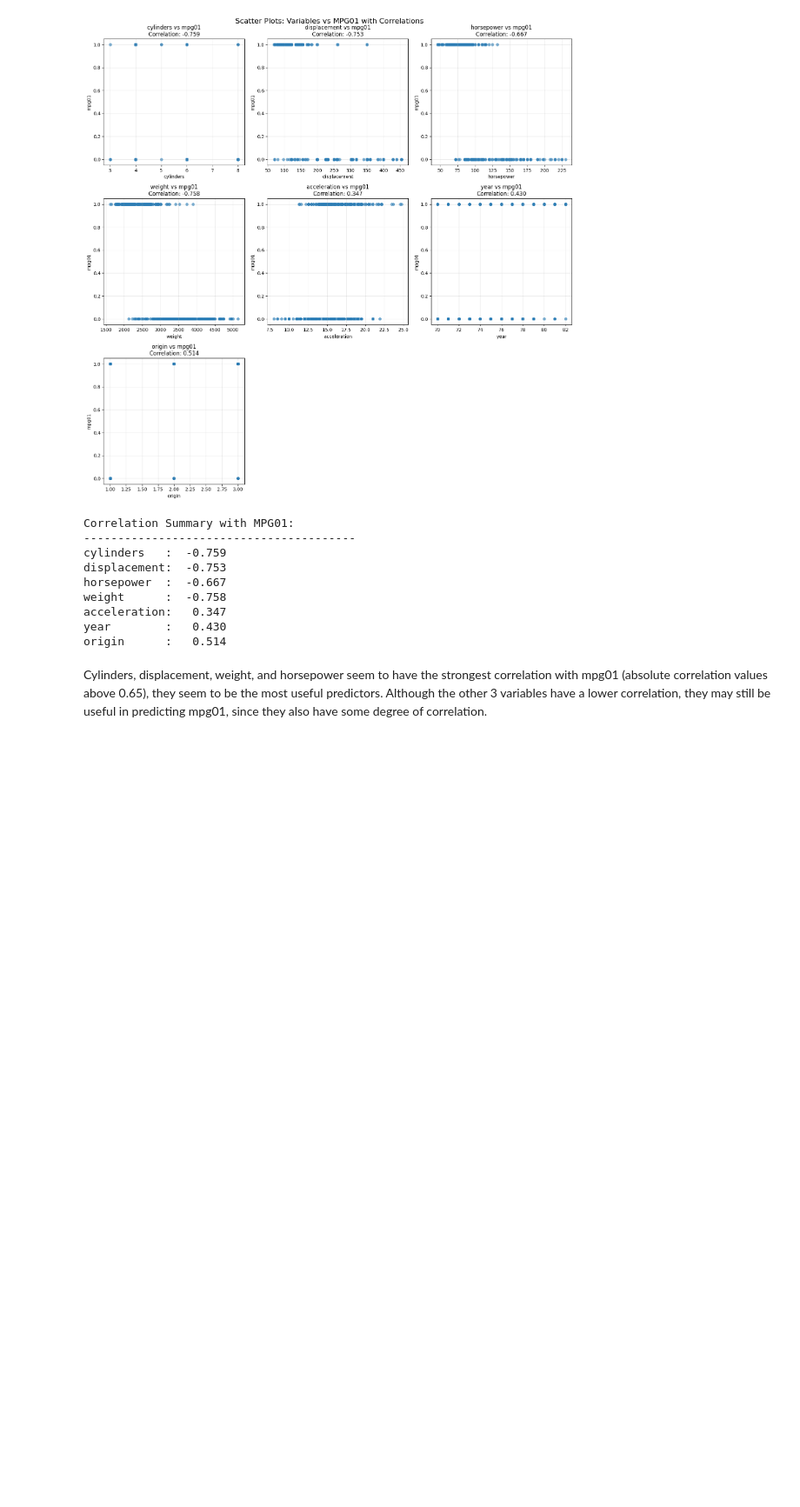
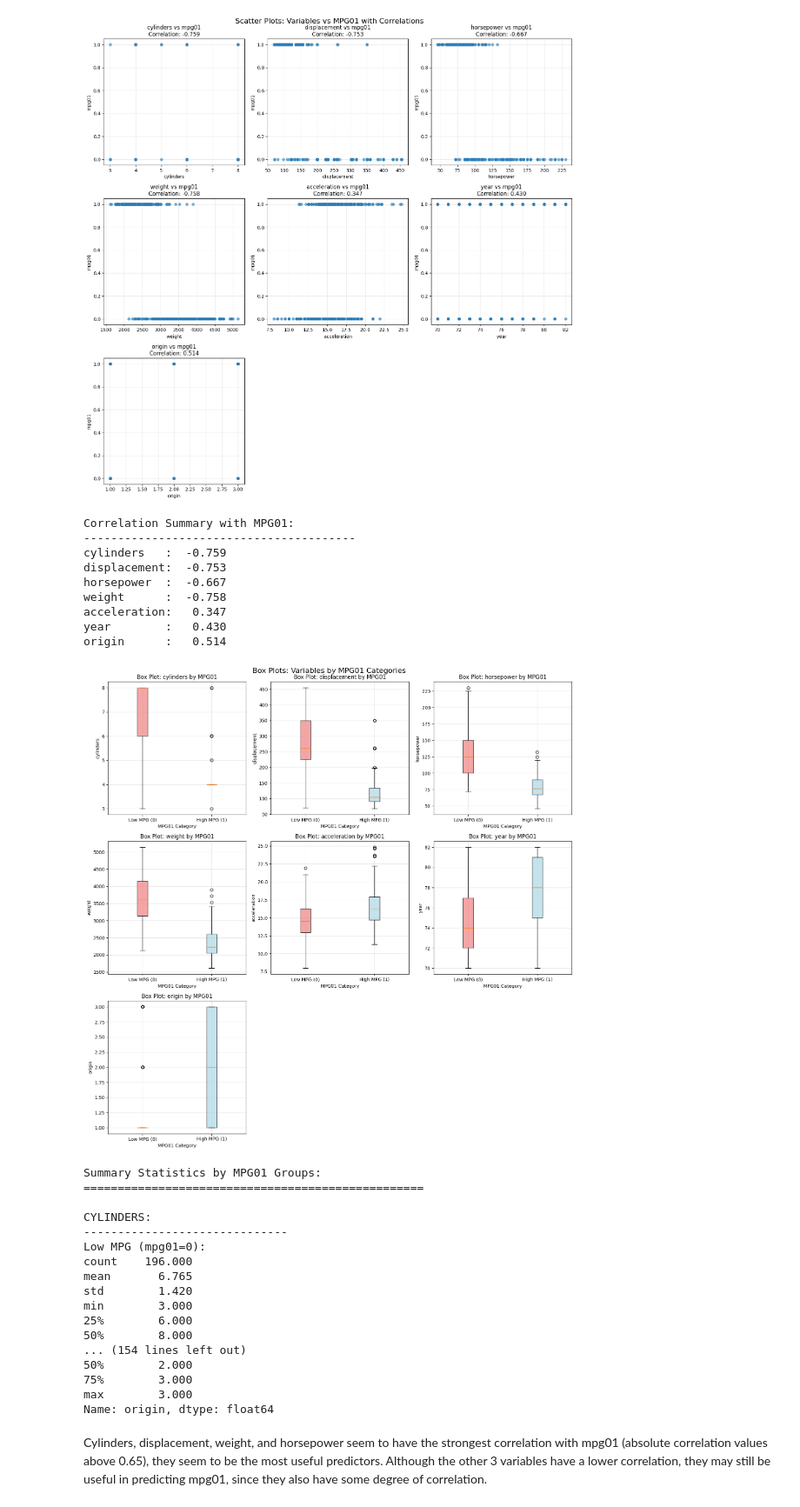
Before and after one commit to WilliamJhong/2025AAE722_William-J, a Jupyter notebook: HW2.ipynb, the cells around one changed output. Shown at 87% size. Drawn from its saved outputs; the diff is of its cells as text; code cells hidden in the pictures; blank space fills up the shorter version.

```diff
--- a/HW2.ipynb
+++ b/HW2.ipynb
@@ -98,6 +98,86 @@ weight      :  -0.758
 acceleration:   0.347
 year        :   0.430
 origin      :   0.514
+# %%
+# Box plots for variables vs MPG01
+# Ensure 'mpg01' exists
+if "mpg01" not in auto.columns:
+    auto["mpg01"] = (auto["mpg"] > auto["mpg"].median()).astype(int)
+
+# Get columns to plot (excluding mpg, name, and mpg01)
+plot_cols = [col for col in auto.columns if col not in ["mpg", "name", "mpg01"]]
+
+# Calculate the grid size for subplots
+n_cols = 3  # Number of columns in the subplot grid
+n_rows = (len(plot_cols) + n_cols - 1) // n_cols  # Calculate rows needed
+
+# Create the figure with subplots
+fig, axes = plt.subplots(n_rows, n_cols, figsize=(15, 5*n_rows))
+fig.suptitle('Box Plots: Variables by MPG01 Categories', fontsize=16, y=0.98)
+
+# Flatten axes array for easier indexing
+if n_rows == 1:
+    axes = axes.reshape(1, -1)
+axes = axes.flatten()
+
+# Create box plots
+for i, col in enumerate(plot_cols):
+    ax = axes[i]
+
+    # Prepare data for box plot
+    data_for_boxplot = [auto[auto['mpg01'] == 0][col].dropna(),
+                        auto[auto['mpg01'] == 1][col].dropna()]
+
+    # Create box plot
+    box_plot = ax.boxplot(data_for_boxplot, labels=['Low MPG (0)', 'High MPG (1)'], patch_artist=True)
+
+    # Customize colors
+    colors = ['lightcoral', 'lightblue']
+    for patch, color in zip(box_plot['boxes'], colors):
+        patch.set_facecolor(color)
+        patch.set_alpha(0.7)
+
+    ax.set_xlabel('MPG01 Category')
+    ax.set_ylabel(col)
+    ax.set_title(f'Box Plot: {col} by MPG01')
+    ax.grid(True, alpha=0.3)
+
+# Hide any unused subplots
+for i in range(len(plot_cols), len(axes)):
+    axes[i].set_visible(False)
+
+plt.tight_layout()
+plt.show()
+
+# Print summary statistics by mpg01 groups
+print("Summary Statistics by MPG01 Groups:")
+print("=" * 50)
+for col in plot_cols:
+    print(f"\n{col.upper()}:")
+    print("-" * 30)
+    print("Low MPG (mpg01=0):")
+    print(auto[auto['mpg01'] == 0][col].describe().round(3))
+    print("\nHigh MPG (mpg01=1):")
+    print(auto[auto['mpg01'] == 1][col].describe().round(3))
+# %% [output]
+[figure, added]
+Summary Statistics by MPG01 Groups:
+==================================================
+
+CYLINDERS:
+------------------------------
+Low MPG (mpg01=0):
+count    196.000
+mean       6.765
+std        1.420
+min        3.000
+25%        6.000
+50%        8.000
+... (154 lines left out)
+50%        2.000
+75%        3.000
+max        3.000
+Name: origin, dtype: float64
 # %% [markdown]
 Cylinders, displacement, weight, and horsepower seem to have the strongest correlation with mpg01 (absolute correlation values above 0.65), they seem to be the most useful predictors. Although the other 3 variables have a lower correlation, they may still be useful in predicting mpg01, since they also have some degree of correlation.
 # %%
```
